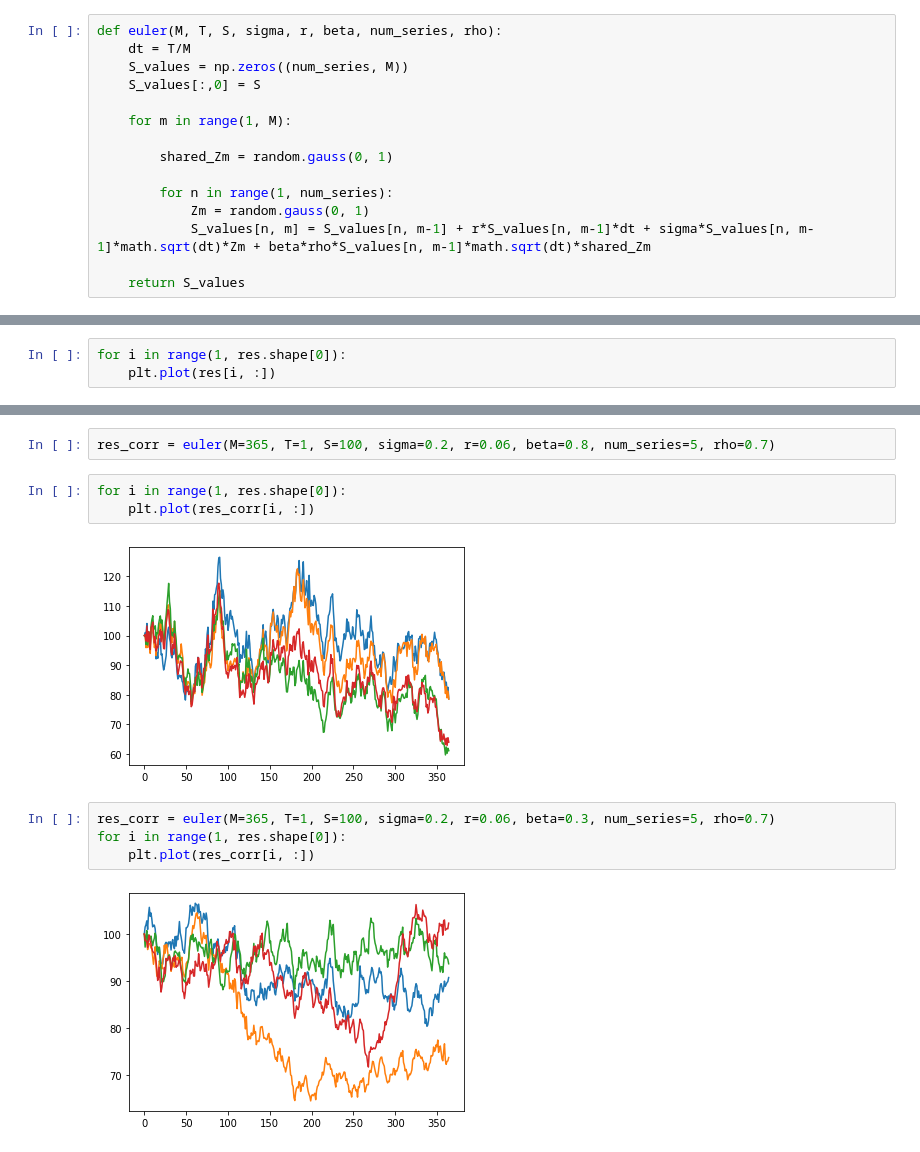
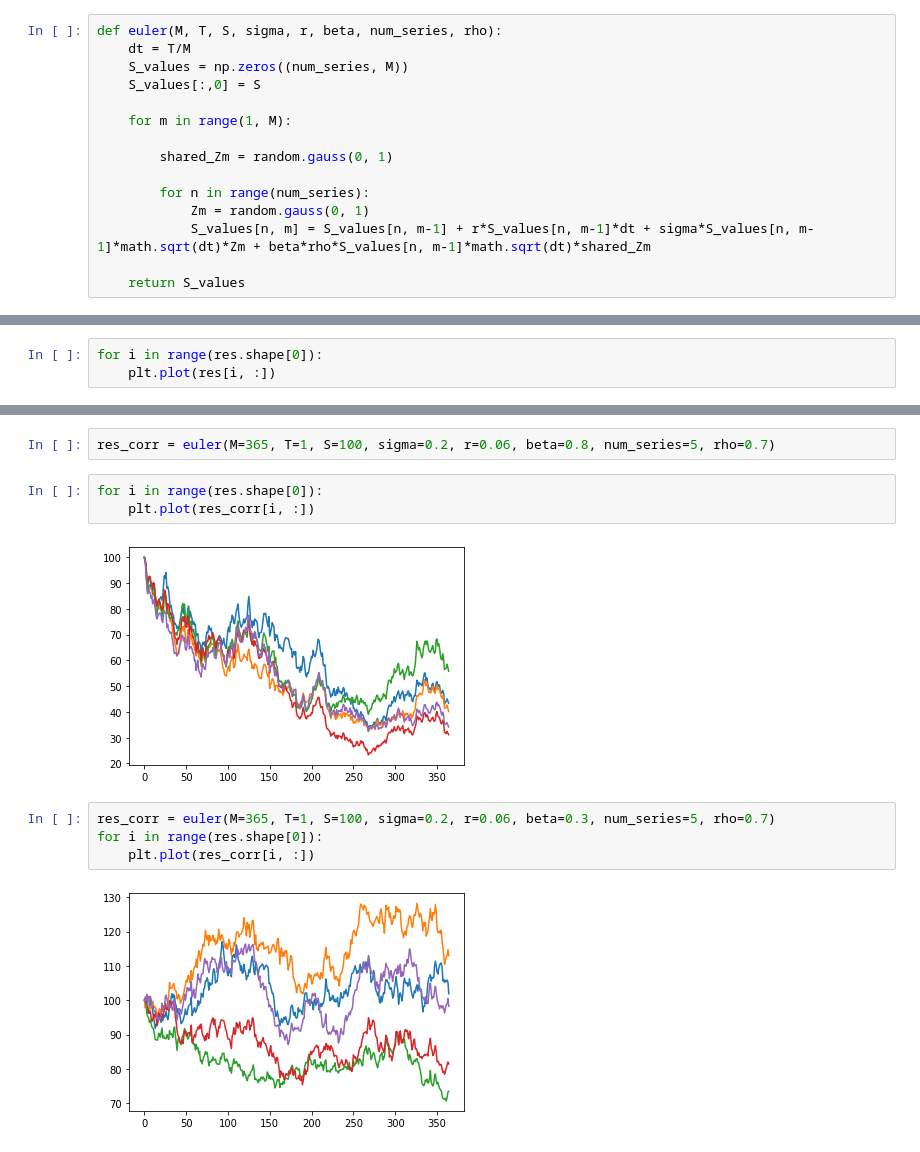
Before and after one commit to charelF/ComplexSystems, a Jupyter notebook: code/james/explore.ipynb, the cells around one changed output, grey strips where cells are left out. Cells and saved outputs as stored; diff of their text form.

```diff
--- a/code/james/explore.ipynb
+++ b/code/james/explore.ipynb
@@ -31,7 +31,7 @@ def euler(M, T, S, sigma, r, beta, num_series, rho):
 
         shared_Zm = random.gauss(0, 1)
 
-        for n in range(1, num_series):
+        for n in range(num_series):
             Zm = random.gauss(0, 1)
             S_values[n, m] = S_values[n, m-1] + r*S_values[n, m-1]*dt + sigma*S_values[n, m-1]*math.sqrt(dt)*Zm + beta*rho*S_values[n, m-1]*math.sqrt(dt)*shared_Zm
 
@@ -41,4 +53,4 @@ res = euler(M=365, T=1, S=100, sigma=0.2, r=0.06, beta=0.8, num_series=5, rho=0.
 # %%
-for i in range(1, res.shape[0]):
+for i in range(res.shape[0]):
     plt.plot(res[i, :])
 # %% [output]
@@ -46,13 +58,13 @@ for i in range(1, res.shape[0]):
 # %%
 res_corr = euler(M=365, T=1, S=100, sigma=0.2, r=0.06, beta=0.8, num_series=5, rho=0.7)
 # %%
-for i in range(1, res.shape[0]):
+for i in range(res.shape[0]):
     plt.plot(res_corr[i, :])
 # %% [output]
-[figure, old version]
+[figure, new version]
 # %%
 res_corr = euler(M=365, T=1, S=100, sigma=0.2, r=0.06, beta=0.3, num_series=5, rho=0.7)
-for i in range(1, res.shape[0]):
+for i in range(res.shape[0]):
     plt.plot(res_corr[i, :])
 # %% [output]
-[figure, old version]
+[figure, new version]
```
Also changed, not shown: parts of 2 cells of this notebook.
